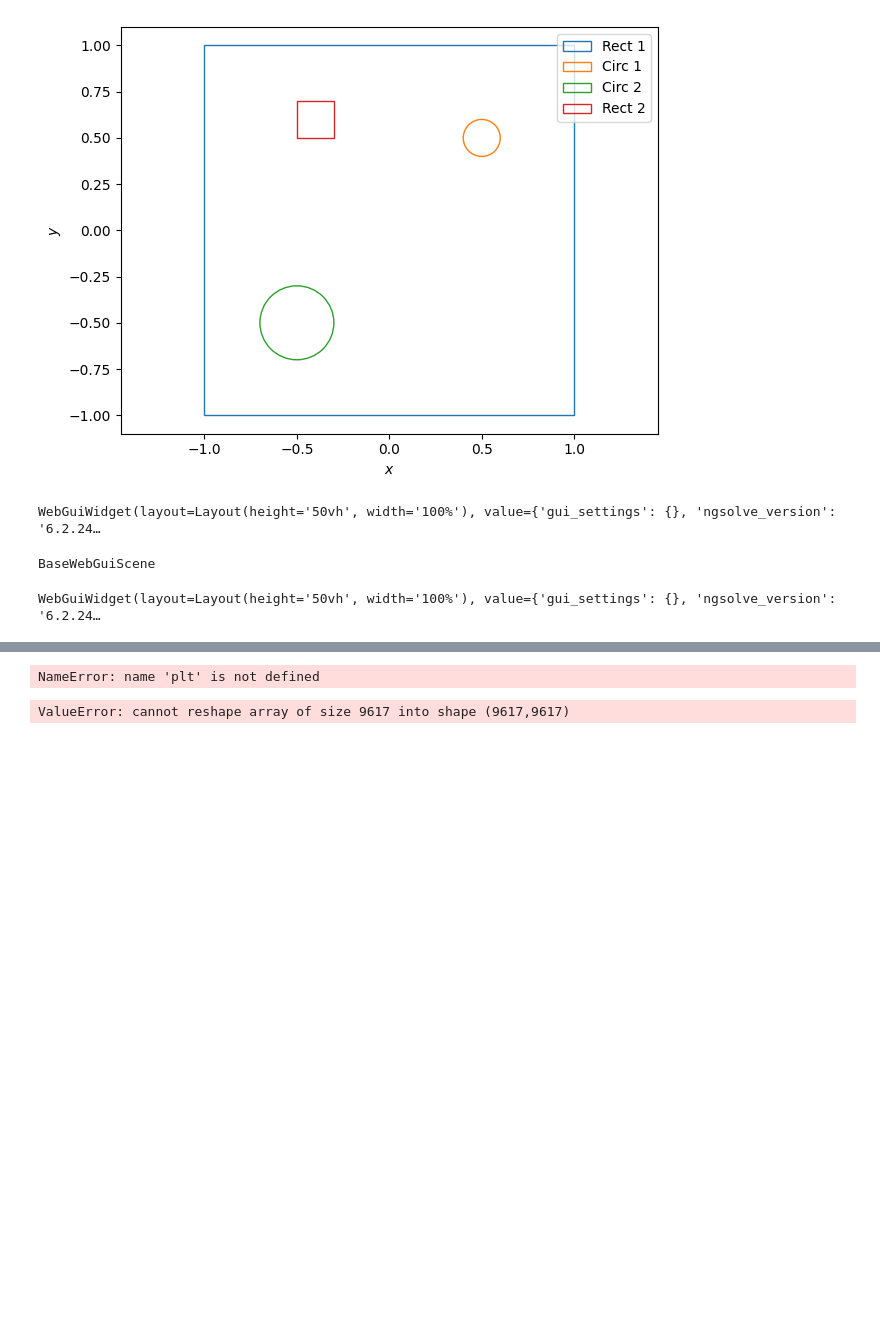
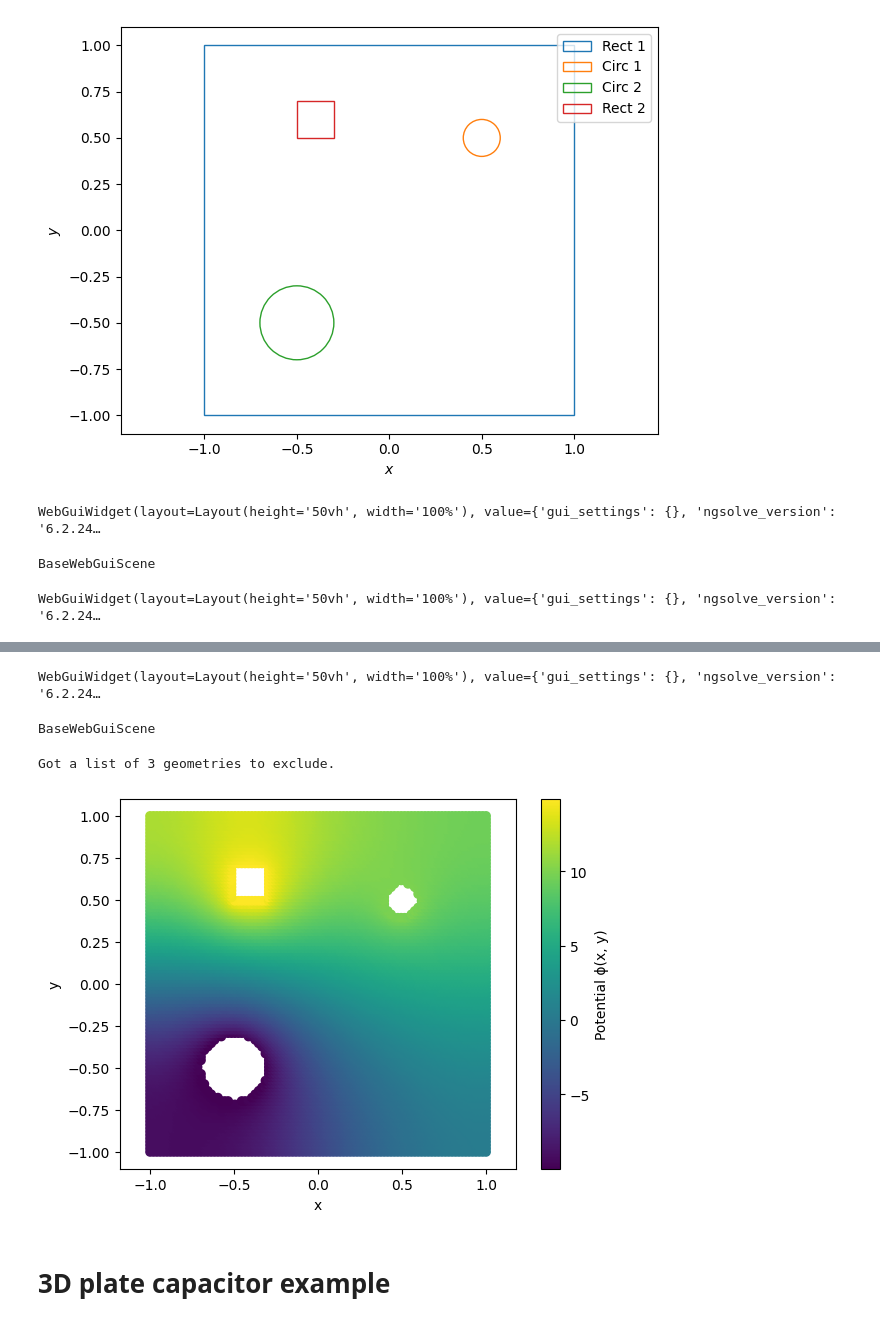
Before and after one commit to EITLabworks/PINNs-EIT, a Jupyter notebook: FEM.ipynb, the cells around one changed output, grey strips where cells are left out. Cells and saved outputs as stored; diff of their text form; code cells hidden in the pictures; blank space fills up the shorter version.

Commit message:
2d test points capacitance

```diff
--- a/FEM.ipynb
+++ b/FEM.ipynb
@@ -73,8 +51,0 @@ X.shape, Y.shape, vals.shape
-# %%
-plt.contourf(X, Y, vals, 100, cmap="coolwarm")
-# %% [output]
-NameError: name 'plt' is not defined
-# %%
-plot_results(X, Y, vals)
-# %% [output]
-ValueError: cannot reshape array of size 9617 into shape (9617,9617)
@@ -104,0 +52,18 @@ plt.show()
+# %%
+Draw(gfu)
+# %% [output]
+WebGuiWidget(layout=Layout(height='50vh', width='100%'), value={'gui_settings': {}, 'ngsolve_version': '6.2.24…
+BaseWebGuiScene
+# %%
+X, Y, Pts = Ω.generate_grid()
+Pts = exclude_points_in_region(Pts, [plate1, plate2, plate3])
+
+xs, ys, vals = get_vals_of_points(mesh, gfu, Pts)
+# %% [output]
+Got a list of 3 geometries to exclude.
+# %%
+plot_test_points(xs, ys, vals)
+# %% [output]
+[figure, added]
+# %% [markdown]
+# 3D plate capacitor example
```
Also changed, not shown: parts of 7 cells of this notebook, 5 other files.
